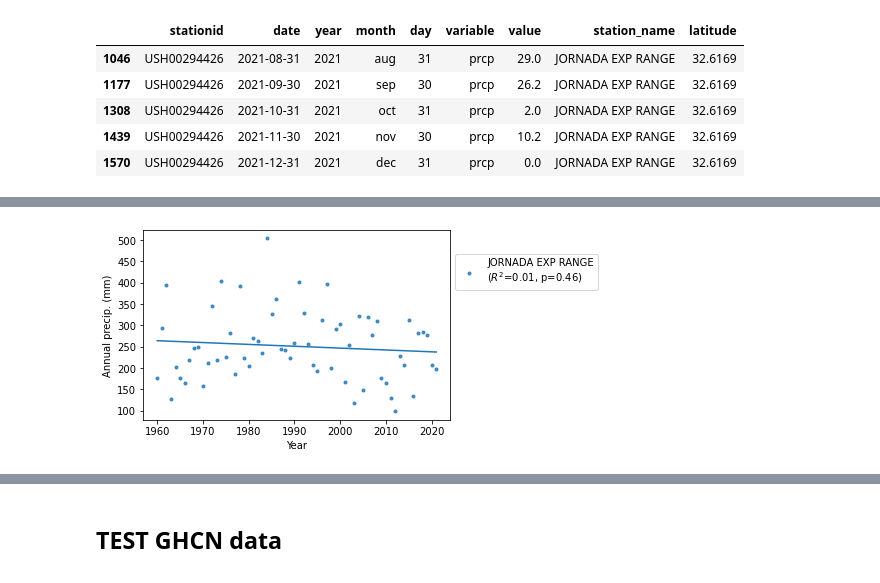
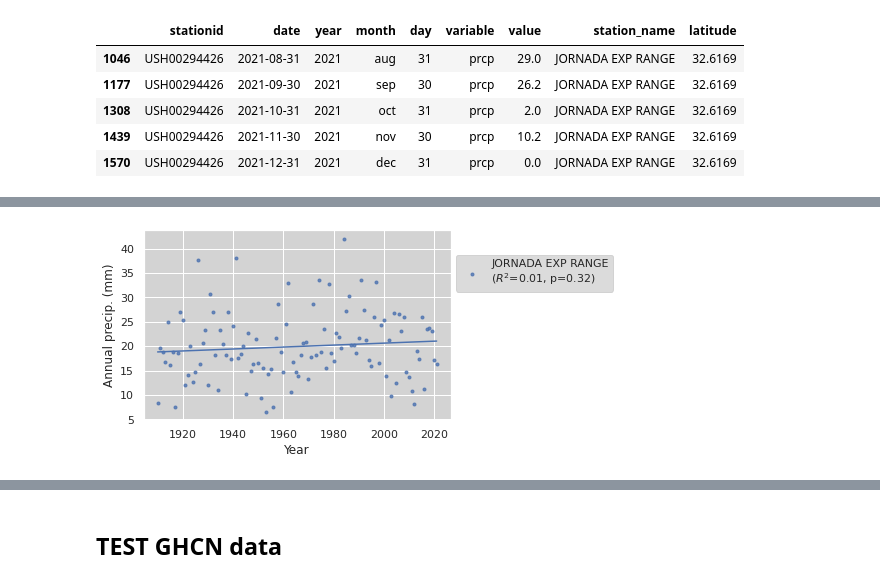
Before and after one commit to jornada-im/climate-metrics, a Jupyter notebook: notebooks/LTclimate.ipynb, the cells around one changed output, grey strips where cells are left out. Saved outputs shown, nothing was run; the diff lists cells and outputs as text; code cells hidden in the pictures.

```diff
--- a/notebooks/LTclimate.ipynb
+++ b/notebooks/LTclimate.ipynb
@@ -73,3 +73,13 @@ out.tail()
 | 1308 | USH00294426 | 2021-10-31 | 2021 | oct | 31 | prcp | 2.0 | JORNADA EXP RANGE | 32.6169 |
 | 1439 | USH00294426 | 2021-11-30 | 2021 | nov | 30 | prcp | 10.2 | JORNADA EXP RANGE | 32.6169 |
 | 1570 | USH00294426 | 2021-12-31 | 2021 | dec | 31 | prcp | 0.0 | JORNADA EXP RANGE | 32.6169 |
+# %%
+gby = tavg.loc[tavg.date > '1910-01-01',:].groupby(['station_name','latitude','year'])
+annmean = gby.agg({'value': 'mean'}).reset_index()
+annmean['variable'] = 'tavg'
+gby = prcp.loc[prcp.date > '1910-01-01',:].groupby(['station_name','latitude','year'])
+annsum = gby.agg({'value': 'mean'}).reset_index()
+annsum['variable'] = 'prcp'
+annmean = pd.concat([annmean, annsum])
+
+annmean.tail()
@@ -76,7 +93,4 @@ out.tail()
 # %%
 import seaborn as sns
+sns.set(rc={'axes.facecolor':'lightgrey', 'figure.facecolor':'white'})
 #sns.set_palette('colorblind')
-# %%
-gby = tavg.loc[tavg.date > '1910-01-01',:].groupby(['station_name','year'])
-annmean = gby.mean().reset_index()
-annmean.head()
@@ -112,39 +118,24 @@ Text(40.97549479166668, 0.5, 'Annual Precipitation (mm)')
 # %%
-ann_piv = annmean_p.pivot(index='year', columns='station_name', values='value')
+ann_piv = annmean[annmean.variable=='prcp'].pivot(index='year', columns='station_name', values='value')
 ann_piv['date'] = pd.to_datetime(ann_piv.index.astype(str) + '-12-31', format='%Y-%m-%d')
 ann_piv.index
 from scipy import stats
 
 fig, axes = plt.subplots(1,1, figsize=[5.5,3.5])
 
 #sns.set_palette('magma')
 slope, intercept, rv, pv, se = stats.linregress(ann_piv.index,ann_piv['JORNADA EXP RANGE'])
 sns.regplot(ax=axes, x=ann_piv.index, y='JORNADA EXP RANGE', ci=False,
             data=ann_piv, label="JORNADA EXP RANGE\n($R^2$={0:.2f}, p={1:.2f})".format(rv**2, pv),
             marker='.', line_kws={'lw':'1.5','zorder':11},
             scatter_kws={'zorder':10})
-#slope, intercept, rv, pv, se = stats.linregress(ann_piv.index,ann_piv['KINGMAN #2'])
-#sns.regplot(ax=axes, x=ann_piv.index, y='KINGMAN #2', ci=False,
-#            data=ann_piv, label="KINGMAN #2\n($R^2$={0:.2f}, p={1:.2f})".format(rv**2, pv),
-#            marker='s', line_kws={'lw':'1.5','zorder':11},
-#            scatter_kws={'zorder':10,'s':9})
-#slope, intercept, rv, pv, se = stats.linregress(ann_piv.index,ann_piv['NEEDLES AP'])
-#sns.regplot(ax=axes, x=ann_piv.index, y='NEEDLES AP', ci=False,
-#            data=ann_piv, label="NEEDLES AP\n($R^2$={0:.2f}, p={1:.2f})".format(rv**2, pv),
-#            marker='^', line_kws={'lw':'1.5','zorder':11},
-#            scatter_kws={'zorder':10, 's':18})
-#slope, intercept, rv, pv, se = stats.linregress(ann_piv.index,ann_piv['SEARCHLIGHT'])
-#sns.regplot(ax=axes, x=ann_piv.index, y='SEARCHLIGHT', ci=False,
-#            data=ann_piv, label="SEARCHLIGHT\n($R^2$={0:.2f}, p={1:.2f})".format(rv**2, pv),
-#            marker='d', line_kws={'lw':'1.5','zorder':11},
-#            scatter_kws={'zorder':10,'s':9})
 
 axes.legend(bbox_to_anchor=(1,.9),loc="upper left")
 #axes[0].set_xlim([1960, 2020])
 axes.set_ylabel('Annual precip. (mm)')
 axes.set_xlabel('Year')
 
 fig.savefig('../fig/Jornada_ltprecip.png',dpi=500,bbox_inches='tight', facecolor='white')
 # %% [output]
-[figure, old version]
+[figure, new version]
 # %%
```
Also changed, not shown: parts of 30 cells of this notebook.
